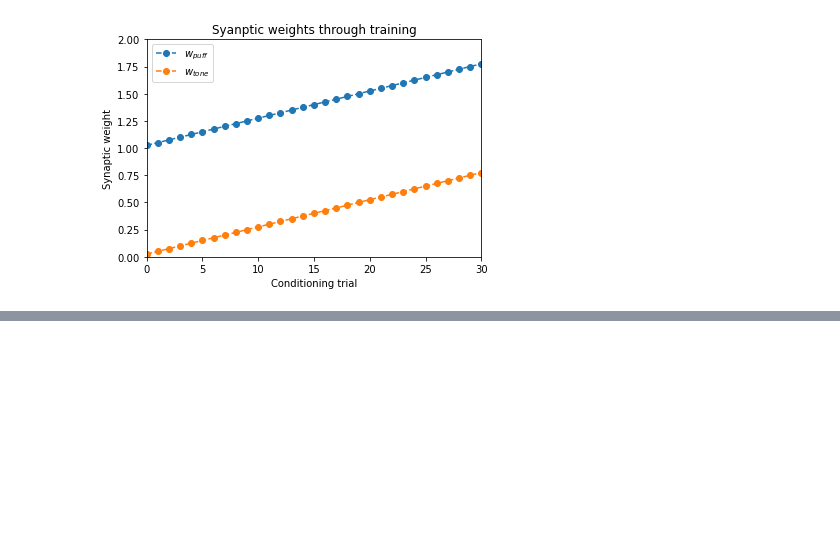
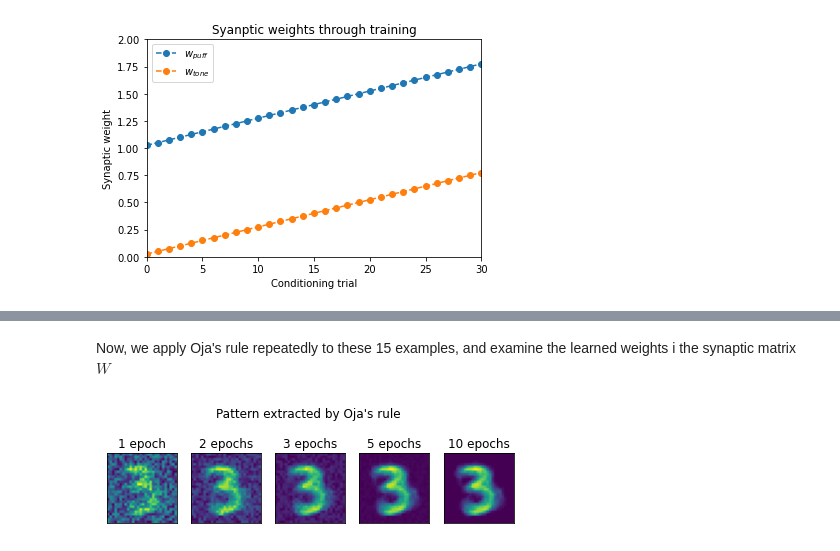
Before and after one commit to TheRealDrDre/CompCogNeuro, a Jupyter notebook: ANN/ANN_3.ipynb, the cells around one changed output, grey strips where cells are left out. Saved outputs shown, nothing was run; the diff lists cells and outputs as text; code cells hidden in the pictures; blank space fills up the shorter version.

Commit message:
Updated CHL and Oja's rule

```diff
--- a/ANN/ANN_3.ipynb
+++ b/ANN/ANN_3.ipynb
@@ -177,0 +205,56 @@ plt.show()
+# %% [markdown]
+Now, we apply Oja's rule repeatedly to these 15 examples, and examine the learned weights i the synaptic matrix $W$
+# %%
+nx = 28**2
+x = np.zeros((1, nx))
+w = np.random.random(x.shape)/100
+y = 0.0
+eta = 0.001
+
+def set_inputs(p):
+    global x
+    x = np.array(p).reshape((1, nx))
+
+def calculate_response(p):
+    global y
+    set_inputs(p)
+    y = activation()
+    return y
+
+def activation():
+    return x.dot(w.T)
+
+w_history = []
+
+def oja(epochs=200):
+    """Oja's rule"""
+    global w, x, y
+    for i in np.arange(epochs):
+        for ex in examples:
+            p = np.array(ex[1:])
+            y = calculate_response(p/256)
+            dw = eta * y * (x - w * y)
+            w = w + dw
+        w_history.append(w)
+
+
+fig, axs = plt.subplots(1, 5, figsize=(6, 2))
+for i, n in enumerate([1, 2, 3, 5, 10]):
+    x = np.zeros((1, nx))
+    w = np.random.random(x.shape)/100
+    y = 0.0
+    oja(n)
+
+    axs.flat[i].imshow(w.reshape((28, 28)))
+    axs.flat[i].set_xticks([])
+    axs.flat[i].set_yticks([])
+    end = ""
+    if n > 1:
+        end = "s"
+    axs.flat[i].set_title("%d epoch%s" % (n, end))
+fig.suptitle("Pattern extracted by Oja's rule")
+fig.tight_layout()
+plt.savefig("figures/oja.png")
+plt.show()
+# %% [output]
+[figure, added]
```
Also changed, not shown: parts of 16 cells of this notebook, 11 other files.
